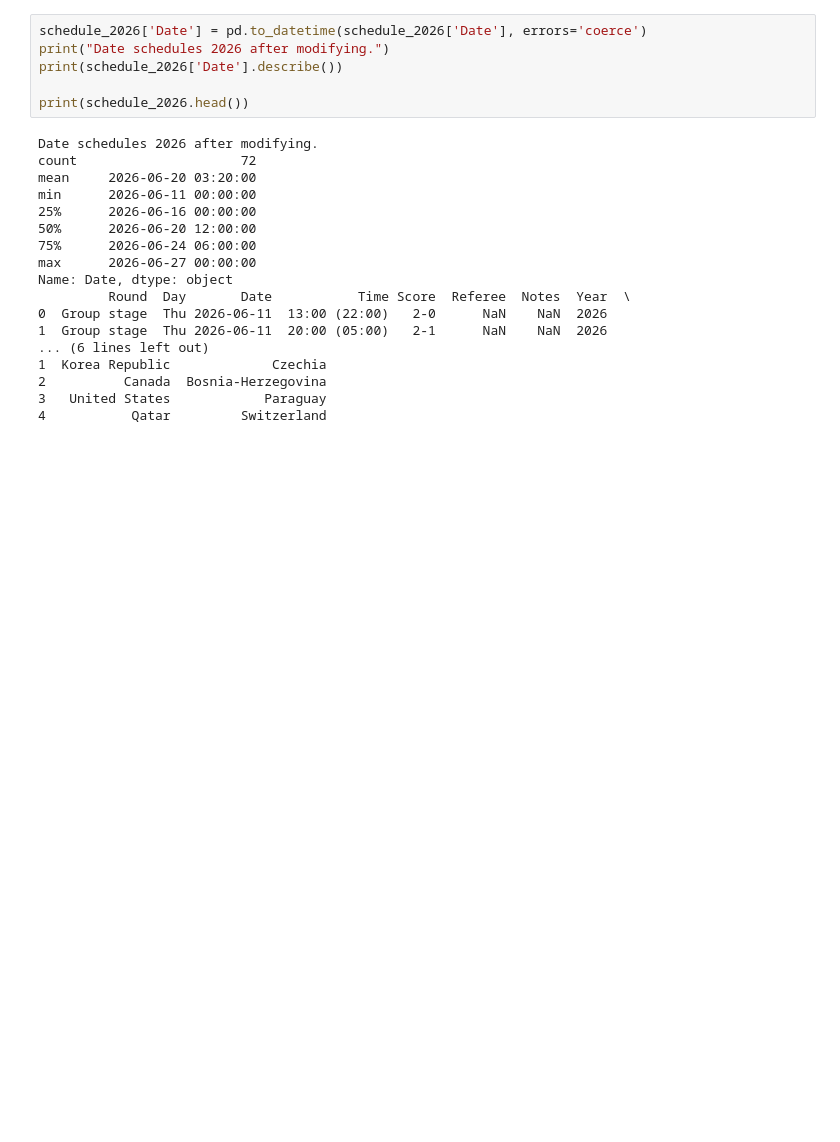
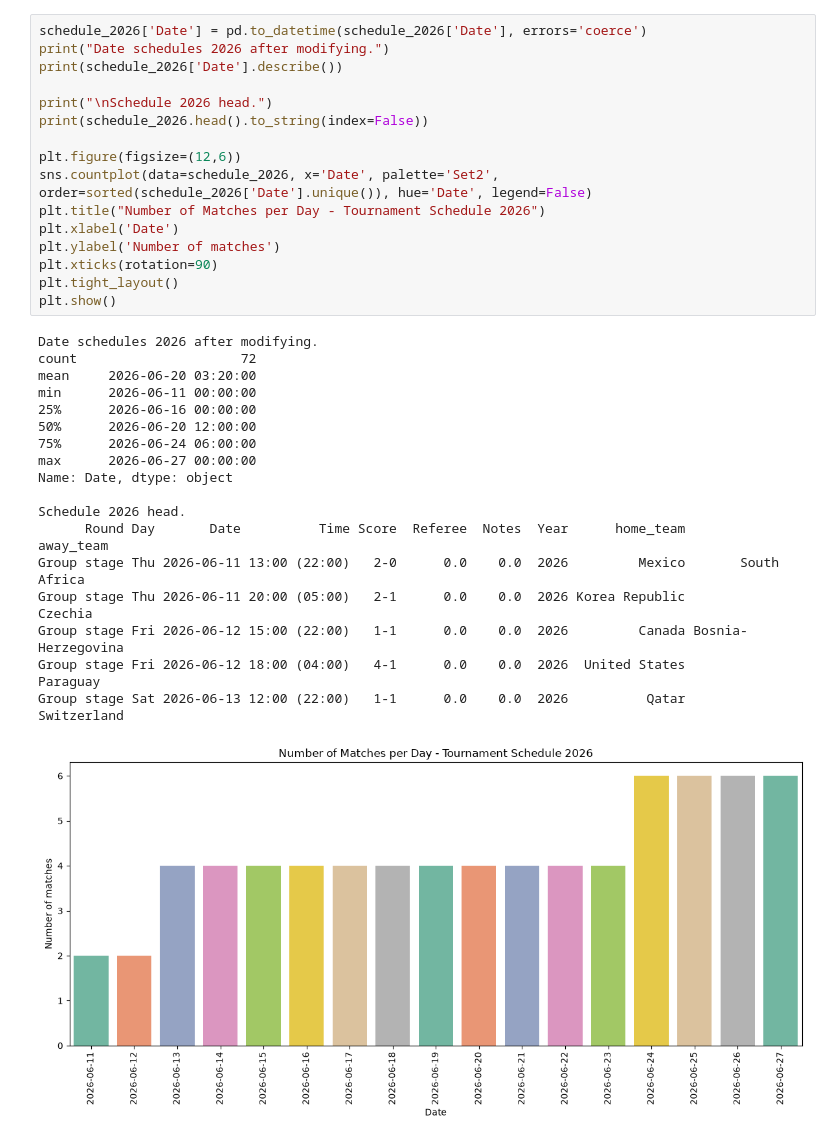
Before and after one commit to victornguyen7/WC-2026-Championship-prediction, a Jupyter notebook: WC2026.ipynb, the cells around one changed output. Drawn from its saved outputs; the diff is of its cells as text; blank space fills up the shorter version.

Commit message:
Schedule 2026 analyze

```diff
--- a/WC2026.ipynb
+++ b/WC2026.ipynb
@@ -178,24 +101,35 @@ Name: Date, dtype: object
 # %%
 schedule_2026['Date'] = pd.to_datetime(schedule_2026['Date'], errors='coerce')
 print("Date schedules 2026 after modifying.")
 print(schedule_2026['Date'].describe())
 
-print(schedule_2026.head())
+print("\nSchedule 2026 head.")
+print(schedule_2026.head().to_string(index=False))
+
+plt.figure(figsize=(12,6))
+sns.countplot(data=schedule_2026, x='Date', palette='Set2', order=sorted(schedule_2026['Date'].unique()), hue='Date', legend=False)
+plt.title("Number of Matches per Day - Tournament Schedule 2026")
+plt.xlabel('Date')
+plt.ylabel('Number of matches')
+plt.xticks(rotation=90)
+plt.tight_layout()
+plt.show()
 # %% [output]
 Date schedules 2026 after modifying.
 count                     72
 mean     2026-06-20 03:20:00
 min      2026-06-11 00:00:00
 25%      2026-06-16 00:00:00
 50%      2026-06-20 12:00:00
 75%      2026-06-24 06:00:00
 max      2026-06-27 00:00:00
 Name: Date, dtype: object
-         Round  Day       Date           Time Score  Referee  Notes  Year  \
-0  Group stage  Thu 2026-06-11  13:00 (22:00)   2-0      NaN    NaN  2026
-1  Group stage  Thu 2026-06-11  20:00 (05:00)   2-1      NaN    NaN  2026
-... (6 lines left out)
-1  Korea Republic             Czechia
-2          Canada  Bosnia-Herzegovina
-3   United States            Paraguay
-4           Qatar         Switzerland
+
+Schedule 2026 head.
+      Round Day       Date          Time Score  Referee  Notes  Year      home_team          away_team
+Group stage Thu 2026-06-11 13:00 (22:00)   2-0      0.0    0.0  2026         Mexico       South Africa
+Group stage Thu 2026-06-11 20:00 (05:00)   2-1      0.0    0.0  2026 Korea Republic            Czechia
+Group stage Fri 2026-06-12 15:00 (22:00)   1-1      0.0    0.0  2026         Canada Bosnia-Herzegovina
+Group stage Fri 2026-06-12 18:00 (04:00)   4-1      0.0    0.0  2026  United States           Paraguay
+Group stage Sat 2026-06-13 12:00 (22:00)   1-1      0.0    0.0  2026          Qatar        Switzerland
+[figure, added]
```
Also changed, not shown: parts of 6 cells of this notebook.
